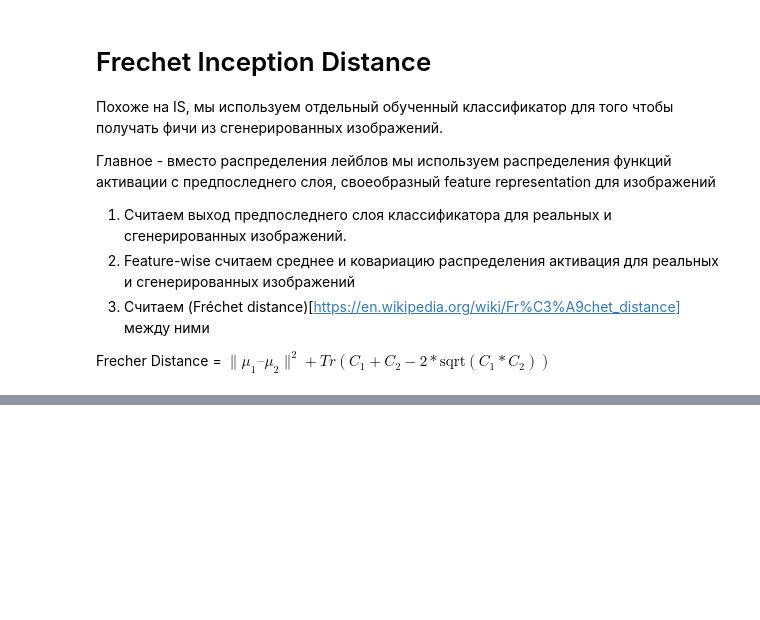
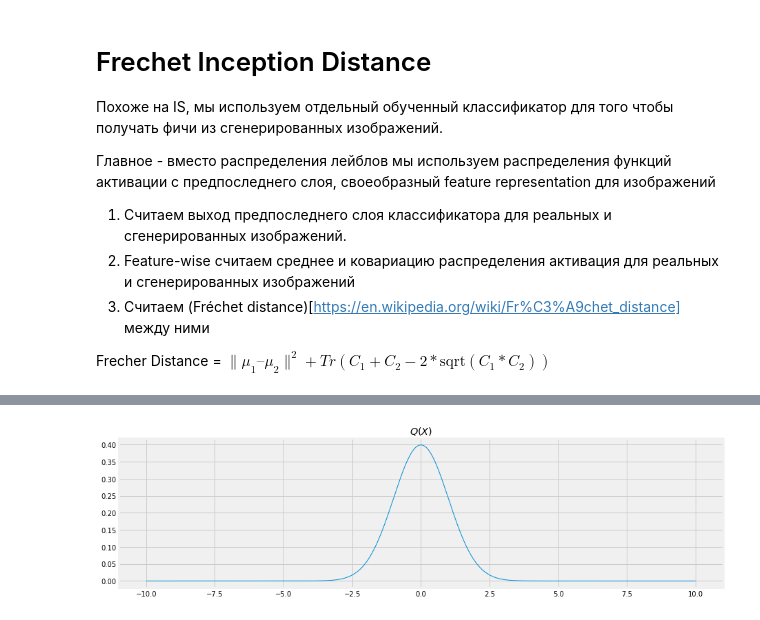
Before and after one commit to MaximArtemev/hse_gans, a Jupyter notebook: seminars/seminar-2/DIVISFID_2D_for_teachers.ipynb, the cells around one changed output, grey strips where cells are left out. Cells and saved outputs as stored; diff of their text form; code cells hidden in the pictures; blank space fills up the shorter version.

```diff
--- a/seminars/seminar-2/DIVISFID_2D_for_teachers.ipynb
+++ b/seminars/seminar-2/DIVISFID_2D_for_teachers.ipynb
@@ -275,0 +352,14 @@ The authors of the score show that lower FID scores correlate with better-qualit
+# %%
+train_mu = torch.Tensor([0.0])
+train_mu.requires_grad=True
+train_sigma = torch.Tensor([1.0])
+train_sigma.requires_grad=True
+
+plt.figure(figsize=(14,4))
+Q = distrs.Normal(train_mu, train_sigma)
+qx = Q.log_prob(x).exp()
+plt.plot(x.numpy(), qx.detach().numpy(), linewidth=1)
+plt.title('$Q(X)$')
+plt.show()
+# %% [output]
+[figure, added]
```
Also changed, not shown: parts of 30 cells of this notebook.
